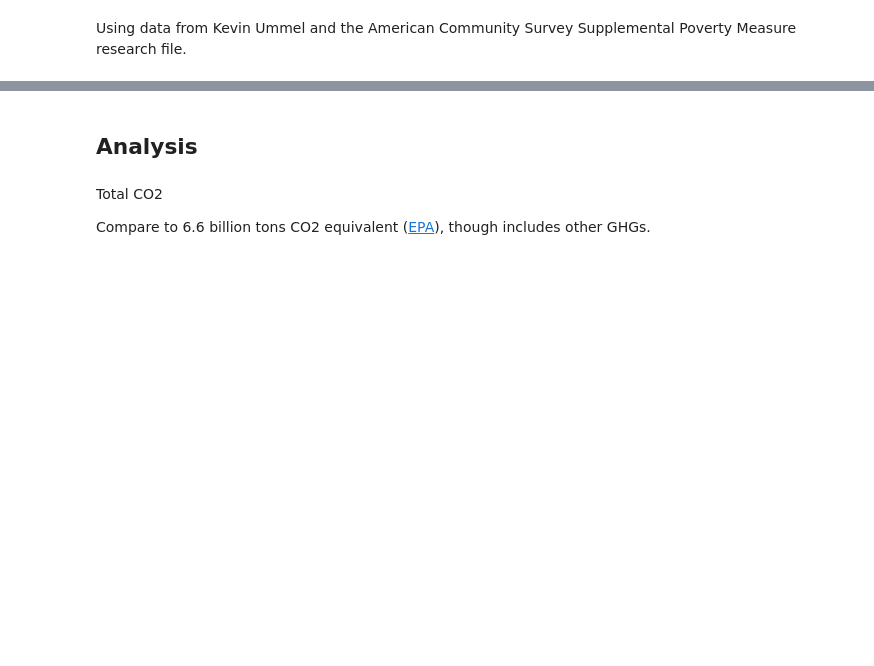
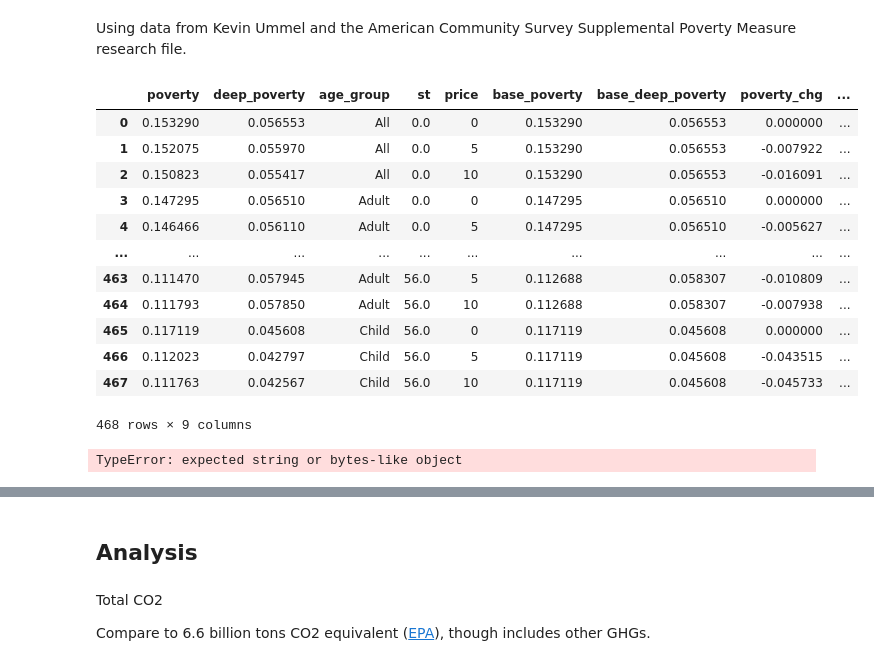
Before and after one commit to MaxGhenis/eicda, a Jupyter notebook: website/post.ipynb, the cells around one changed output, grey strips where cells are left out. Drawn from its saved outputs; the diff is of its cells as text; code cells hidden in the pictures; blank space fills up the shorter version.

```diff
--- a/website/post.ipynb
+++ b/website/post.ipynb
@@ -36,8 +56,8 @@ p_per_h = (
     .reset_index()
     .rename(columns={0: "people_in_hh"})
 )
-p = p.merge(p_per_h, on="serialno").merge(ch, on="serialno")
-for i in h_co2:
+p = p.merge(p_per_h, on="serialno").merge(h_co2, on="serialno")
+for i in h_co2_cols:
     p[i] = p[i + "_hh"] / p.people_in_hh
 
 SPMU_COLS = ["id", "povthreshold", "resources"]
@@ -51,8 +71,4 @@ s = (
 total_co2 = mdf.weighted_sum(p, "tco2", "wt")
 total_pop = p.wt.sum()
 co2_pp = total_co2 / total_pop
-# s["co2"] =
-# s["dividend"] = s.credits * co2_per_credit * PRICE
-# s["spm_resources_new"] = s.spm_resources + s.dividend - s.co2_tax
-# # Merge back to person.
-# p = p.merge(s[["spm_id", "spm_resources_new"]], on="spm_id")
+p["age_group"] = np.where(p.age < 18, "Child", "Adult")
@@ -76,23 +90,69 @@ def carbon_dividend(price):
     p2 = p.merge(s[["spm_id", "spm_resources_new"]], on="spm_id")
     pov_overall = pd.DataFrame(pov_metrics(p2)).T
     pov_overall["age_group"] = "All"
+    pov_overall["st"] = 0
     pov_age = p2.groupby("age_group").apply(pov_metrics).reset_index()
-    res = pd.concat([pov_overall, pov_age], axis=0)
+    pov_age["st"] = 0
+    pov_state = p2.groupby("st").apply(pov_metrics).reset_index()
+    pov_state["age_group"] = "All"
+    pov_age_state = p2.groupby(["st", "age_group"]).apply(pov_metrics).reset_index()
+    res = pd.concat([pov_overall, pov_age, pov_state, pov_age_state], axis=0)
     res["price"] = price
     return res
 # %%
 carbon_price = pd.concat(
     [carbon_dividend(i) for i in np.arange(0, 15, 5)]
 ).reset_index(drop=True)
 base_poverty = carbon_price[carbon_price.price == 0].rename(
     columns={"poverty": "base_poverty", "deep_poverty": "base_deep_poverty"}
-)
-carbon_price = carbon_price.merge(base_poverty, on="age_group")
+).drop(columns="price")
+carbon_price = carbon_price.merge(base_poverty, on=["age_group", "st"])
 carbon_price["poverty_chg"] = (
     carbon_price.poverty / carbon_price.base_poverty - 1
 )
 carbon_price["deep_poverty_chg"] = (
     carbon_price.deep_poverty / carbon_price.base_deep_poverty - 1
 )
+def get_state_info(st):
+    fips = str(int(st)).zfill(2)
+    if st > 0:
+        state = us.states.lookup(st)
+        abbr=state.abbr
+        name=state.name
+    else:
+        abbr="US"
+        name="US"
+    return pd.Series(dict(state_abbr=abbr, state_name=name))
+
 carbon_price
+# %% [output]
+|  | poverty | deep_poverty | age_group | st | price | base_poverty | base_deep_poverty | poverty_chg | ... |
+| 0 | 0.153290 | 0.056553 | All | 0.0 | 0 | 0.153290 | 0.056553 | 0.000000 | ... |
+| 1 | 0.152075 | 0.055970 | All | 0.0 | 5 | 0.153290 | 0.056553 | -0.007922 | ... |
+| 2 | 0.150823 | 0.055417 | All | 0.0 | 10 | 0.153290 | 0.056553 | -0.016091 | ... |
+| 3 | 0.147295 | 0.056510 | Adult | 0.0 | 0 | 0.147295 | 0.056510 | 0.000000 | ... |
+| 4 | 0.146466 | 0.056110 | Adult | 0.0 | 5 | 0.147295 | 0.056510 | -0.005627 | ... |
+| ... | ... | ... | ... | ... | ... | ... | ... | ... | ... |
+| 463 | 0.111470 | 0.057945 | Adult | 56.0 | 5 | 0.112688 | 0.058307 | -0.010809 | ... |
+| 464 | 0.111793 | 0.057850 | Adult | 56.0 | 10 | 0.112688 | 0.058307 | -0.007938 | ... |
+| 465 | 0.117119 | 0.045608 | Child | 56.0 | 0 | 0.117119 | 0.045608 | 0.000000 | ... |
+| 466 | 0.112023 | 0.042797 | Child | 56.0 | 5 | 0.117119 | 0.045608 | -0.043515 | ... |
+| 467 | 0.111763 | 0.042567 | Child | 56.0 | 10 | 0.117119 | 0.045608 | -0.045733 | ... |
+468 rows × 9 columns
+# %%
+def get_state_info(st):
+    fips = str(int(st)).zfill(2)
+    if st > 0:
+        state = us.states.lookup(st)
+        abbr=state.abbr
+        name=state.name
+    else:
+        abbr="US"
+        name="US"
+    return pd.Series(dict(state_abbr=abbr, state_name=name))
+
+carbon_price.st.apply(get_state_info)
+# carbon_price[["state_abbr", "state_name"]] =
+# %% [output]
+TypeError: expected string or bytes-like object
 # %%
```
Also changed, not shown: parts of 8 cells of this notebook.
